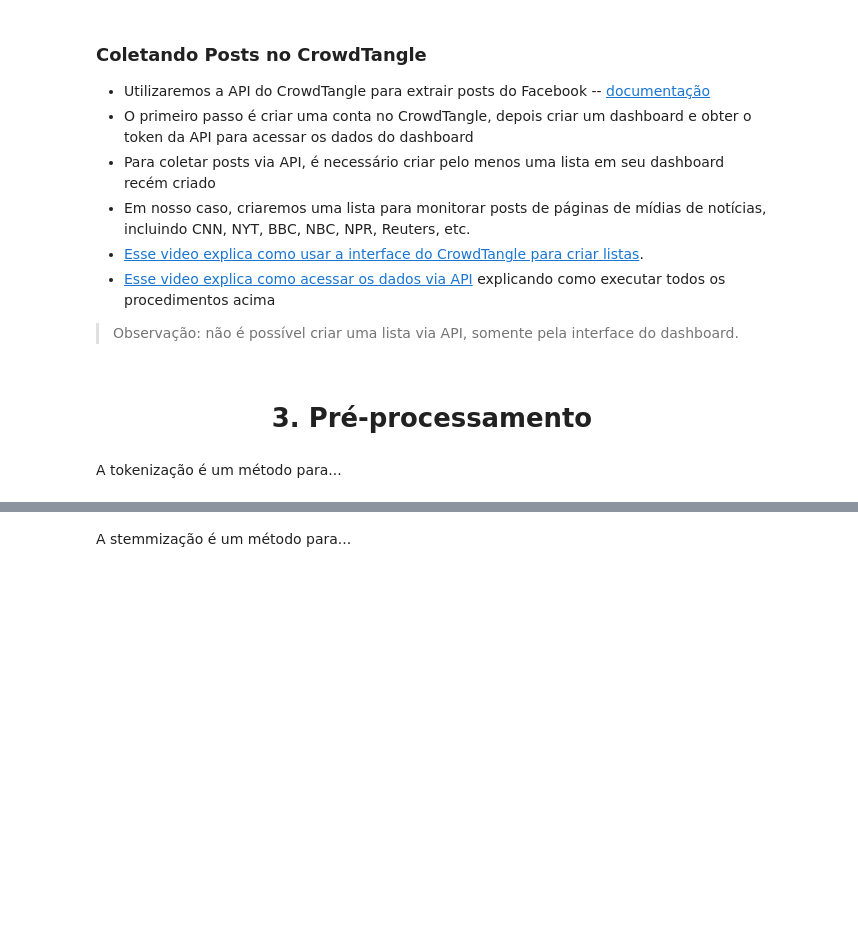
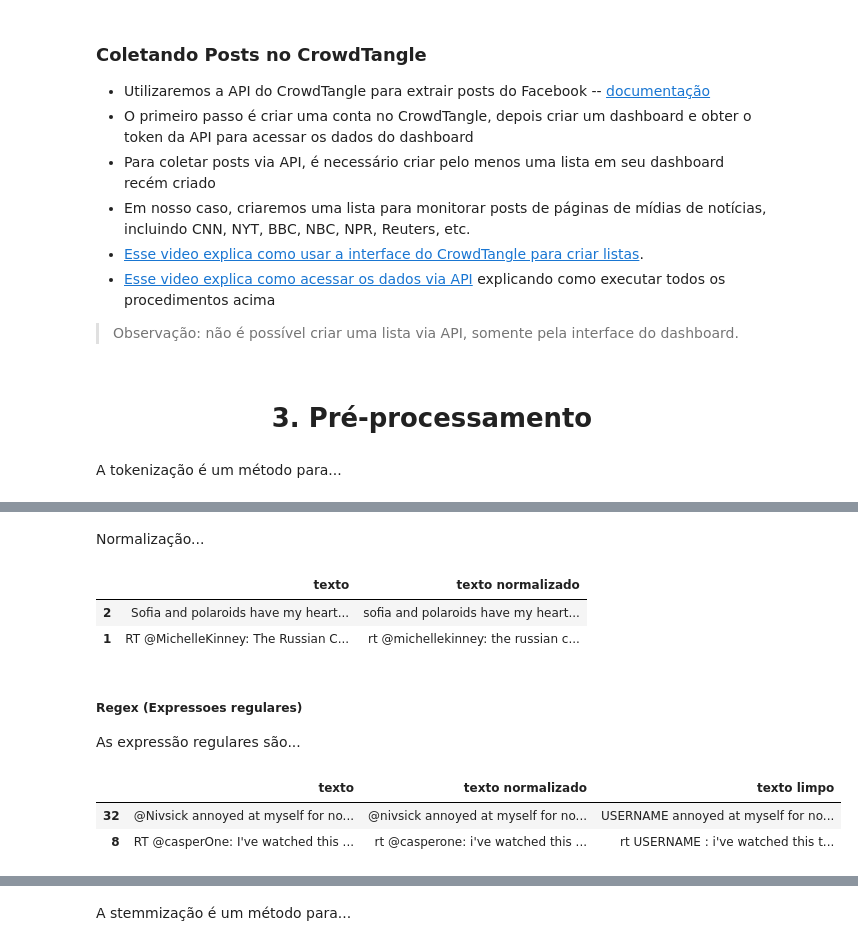
Before and after one commit to webmedia2022-nlp/course-code, a Jupyter notebook: NLP_WebMedia2022.ipynb, the cells around one changed output, grey strips where cells are left out. Saved outputs shown, nothing was run; the diff lists cells and outputs as text; code cells hidden in the pictures; blank space fills up the shorter version.

Commit message:
Adicionando Pré-processamento, modelos estatisticos e word embeddings

```diff
--- a/NLP_WebMedia2022.ipynb
+++ b/NLP_WebMedia2022.ipynb
@@ -496,0 +516,16 @@ tokens = pipeline.tokenizacao()
+# %%
+#APAGAR
+
+import json
+
+example_file = 'data/tweets.json'
+tweets = open(example_file).read()
+tweets = json.loads(tweets)
+
+dados = [d['text'] for d in tweets]
+import pandas as pd
+dados = pd.DataFrame(dados, columns=['texto'])
+# %%
+from PreProcessamento import PreProcessamento
+
+pipeline = PreProcessamento(fonte='twitter')
@@ -496,0 +536,28 @@ tokens = pipeline.tokenizacao()
+# %% [markdown]
+Normalização...
+# %%
+dados['texto normalizado'] = dados['texto'].apply(pipeline.normalizacao)
+
+dados.sample(2)
+# %% [output]
+|  | texto | texto normalizado |
+| 2 | Sofia and polaroids have my heart... | sofia and polaroids have my heart... |
+| 1 | RT @MichelleKinney: The Russian C... | rt @michellekinney: the russian c... |
+# %% [markdown]
+##### Regex (Expressoes regulares)
+
+As expressão regulares são...
+# %%
+remover_links = r'https?:\/\/.*[\r\n]*'
+aplicar_regex = lambda x: pipeline.limpeza_regex(x, remover_links, valor='LINK')
+dados['texto limpo'] = dados['texto normalizado'].apply(aplicar_regex)
+
+remover_mentions = r'@([A-Za-z0-9_]+)'
+aplicar_regex = lambda x: pipeline.limpeza_regex(x, remover_mentions, valor='USERNAME')
+dados['texto limpo'] = dados['texto limpo'].apply(aplicar_regex)
+
+dados.sample(2)
+# %% [output]
+|  | texto | texto normalizado | texto limpo |
+| 32 | @Nivsick annoyed at myself for no... | @nivsick annoyed at myself for no... | USERNAME annoyed at myself for no... |
+| 8 | RT @casperOne: I've watched this ... | rt @casperone: i've watched this ... | rt USERNAME : i've watched this t... |
```
Also changed, not shown: parts of 19 cells of this notebook, 6 other files.
